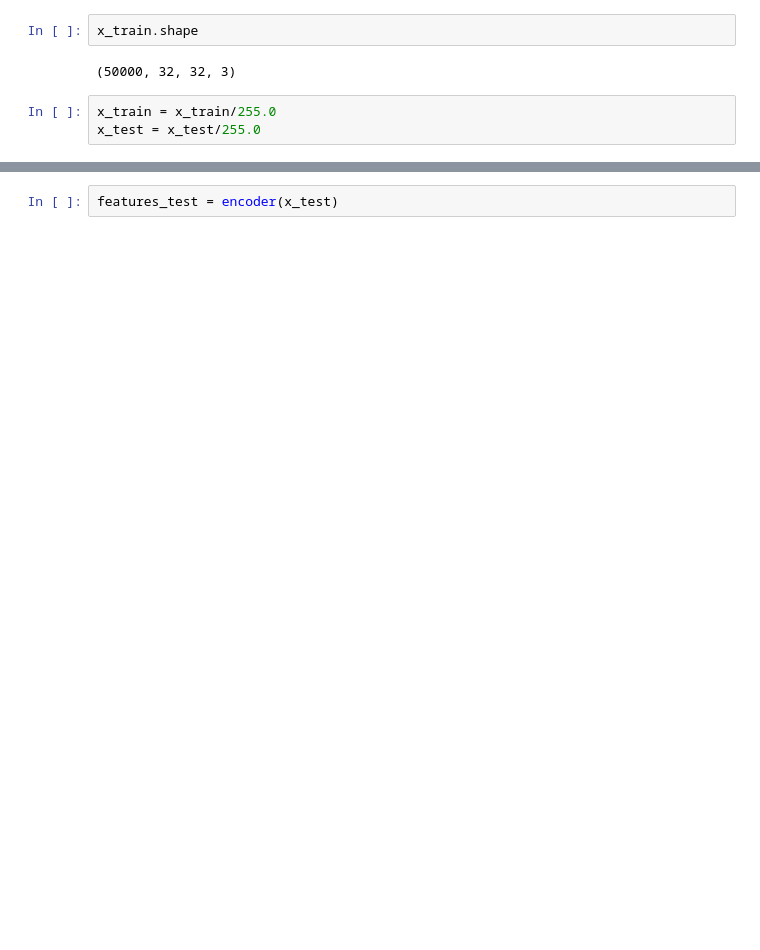
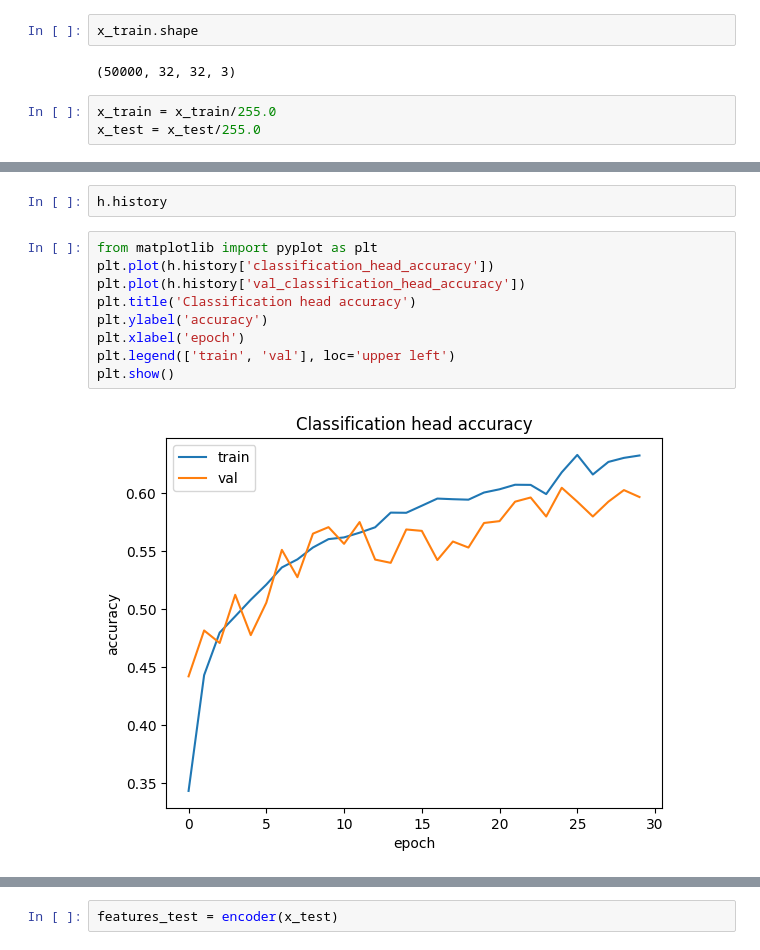
Before and after one commit to Arya-Ebrahimi/deep-learning-spring2023, a Jupyter notebook: HW4/CNN_AE.ipynb, the cells around one changed output, grey strips where cells are left out. Cells and saved outputs as stored; diff of their text form; blank space fills up the shorter version.

```diff
--- a/HW4/CNN_AE.ipynb
+++ b/HW4/CNN_AE.ipynb
@@ -93,0 +125,13 @@ Epoch 20/20
+# %%
+h.history
+# %%
+from matplotlib import pyplot as plt
+plt.plot(h.history['classification_head_accuracy'])
+plt.plot(h.history['val_classification_head_accuracy'])
+plt.title('Classification head accuracy')
+plt.ylabel('accuracy')
+plt.xlabel('epoch')
+plt.legend(['train', 'val'], loc='upper left')
+plt.show()
+# %% [output]
+[figure, added]
```
Also changed, not shown: parts of 36 cells of this notebook, 4 other files.
